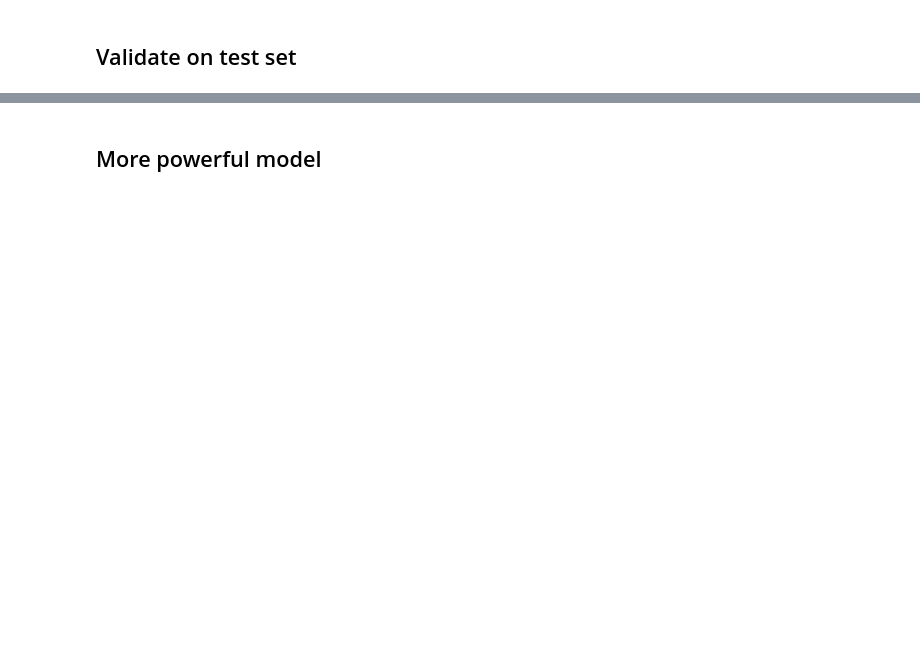
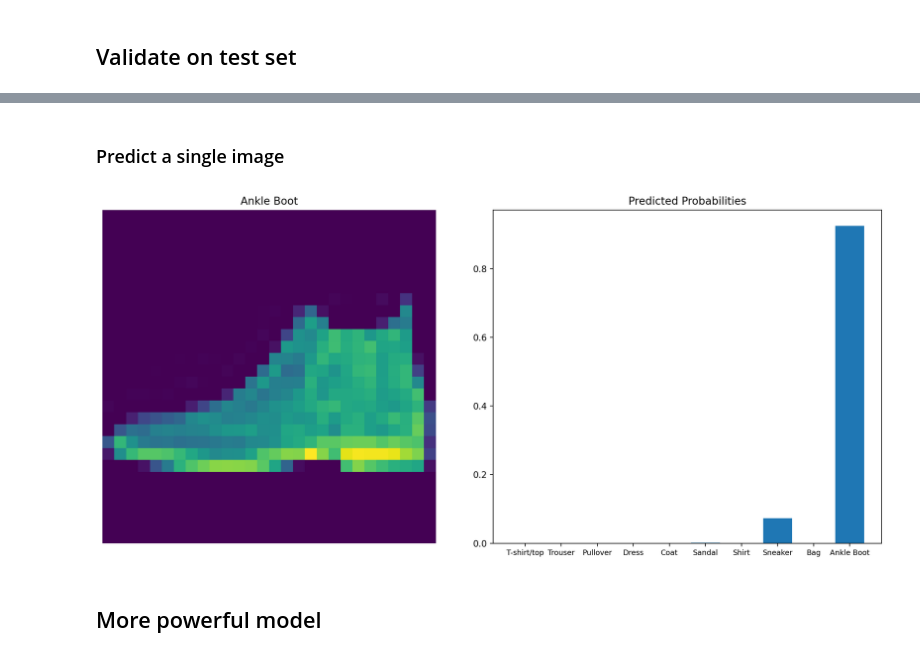
Before and after one commit to MostafaKhaled2017/fashion-mnist-classification, a Jupyter notebook: fashion_mnist_classification_nn_pytorch.ipynb, the cells around one changed output, grey strips where cells are left out. Saved outputs shown, nothing was run; the diff lists cells and outputs as text; code cells hidden in the pictures; blank space fills up the shorter version.

```diff
--- a/fashion_mnist_classification_nn_pytorch.ipynb
+++ b/fashion_mnist_classification_nn_pytorch.ipynb
@@ -251,3 +225,32 @@ Missing logger folder: logs/lightning_logs
+# %% [markdown]
+### Predict a single image
+# %%
+%matplotlib inline
+%config InlineBackend.figure_format = 'retina'
+
+index = 0
+img, label = dm.test_dataset[index]
+
+label = torch.tensor(label) if not isinstance(label, torch.Tensor) else label
+
+img = img.view(img.shape[0], -1)
+
+# Calculate the class probabilities (softmax) for img
+proba = torch.exp(model(img))
+
+# Plot the image and probabilities
+desc = ['T-shirt/top','Trouser','Pullover','Dress','Coat','Sandal','Shirt','Sneaker','Bag','Ankle Boot']
+fig, (ax1, ax2) =  plt.subplots(figsize=(13, 6), nrows=1, ncols=2)
+ax1.axis('off')
+ax1.imshow(img.squeeze().reshape(28, 28))
+ax1.set_title(desc[label.item()])
+ax2.bar(range(10), proba.detach().cpu().numpy().squeeze())
+ax2.set_xticks(range(10))
+ax2.set_xticklabels(desc, size='small')
+ax2.set_title('Predicted Probabilities')
+plt.tight_layout()
+# %% [output]
+[figure, added]
 # %% [markdown]
 ## More powerful model
 # %%
```
Also changed, not shown: parts of 9 cells of this notebook, 23 other files.
